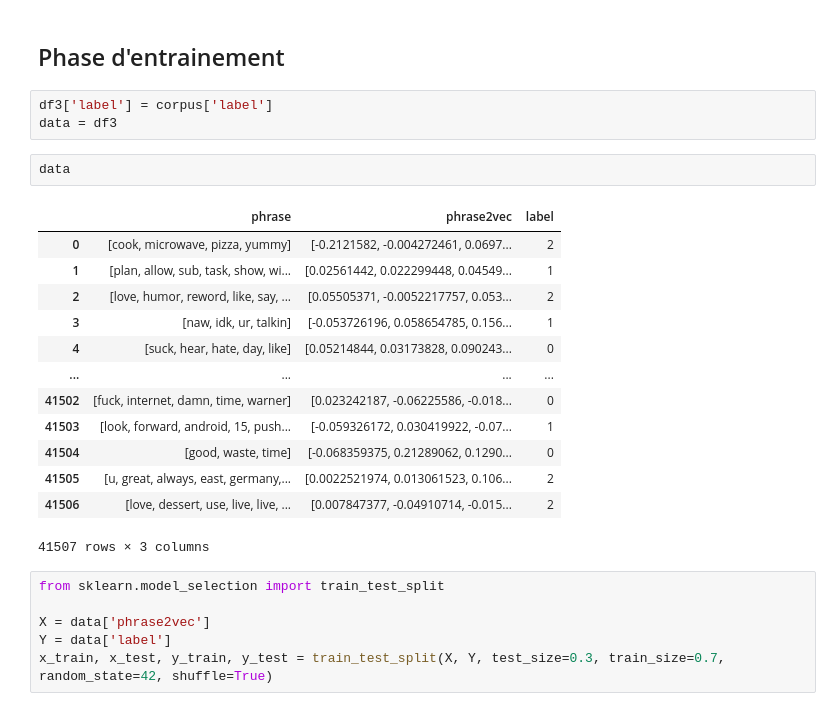
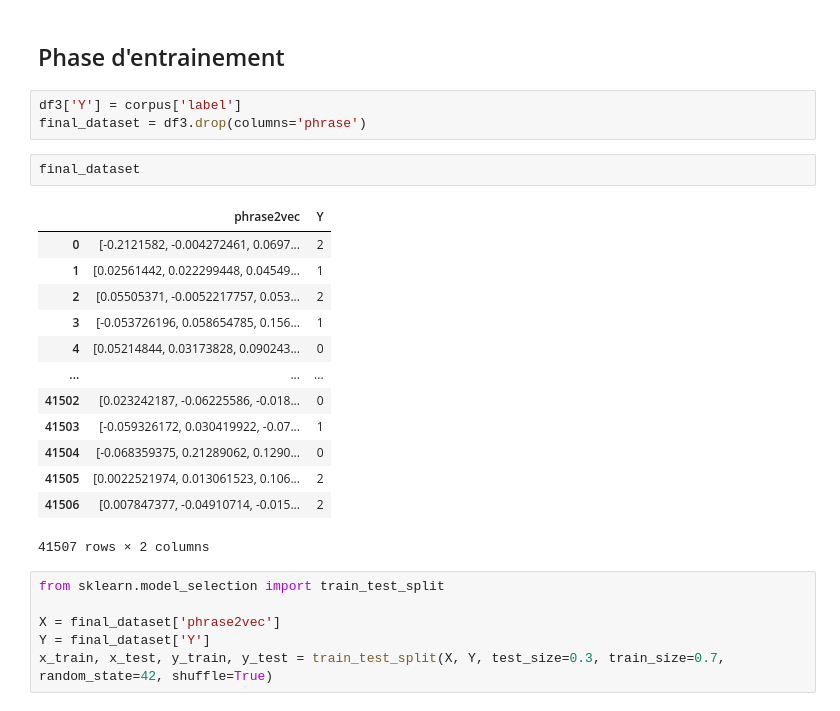
Before and after one commit to mohourzik/sentiment_analysis-project, a Jupyter notebook: notebook.ipynb, the cells around one changed output. Drawn from its saved outputs; the diff is of its cells as text.

```diff
--- a/notebook.ipynb
+++ b/notebook.ipynb
@@ -275,27 +286,27 @@ for tags in corpus['pos']:
 # %% [markdown]
 ## Phase d'entrainement
 # %%
-df3['label'] = corpus['label']
-data = df3
+df3['Y'] = corpus['label']
+final_dataset = df3.drop(columns='phrase')
-# %%
-data
-# %% [output]
-|  | phrase | phrase2vec | label |
-| 0 | [cook, microwave, pizza, yummy] | [-0.2121582, -0.004272461, 0.0697... | 2 |
-| 1 | [plan, allow, sub, task, show, wi... | [0.02561442, 0.022299448, 0.04549... | 1 |
-| 2 | [love, humor, reword, like, say, ... | [0.05505371, -0.0052217757, 0.053... | 2 |
-| 3 | [naw, idk, ur, talkin] | [-0.053726196, 0.058654785, 0.156... | 1 |
-| 4 | [suck, hear, hate, day, like] | [0.05214844, 0.03173828, 0.090243... | 0 |
-| ... | ... | ... | ... |
-| 41502 | [fuck, internet, damn, time, warner] | [0.023242187, -0.06225586, -0.018... | 0 |
-| 41503 | [look, forward, android, 15, push... | [-0.059326172, 0.030419922, -0.07... | 1 |
-| 41504 | [good, waste, time] | [-0.068359375, 0.21289062, 0.1290... | 0 |
-| 41505 | [u, great, always, east, germany,... | [0.0022521974, 0.013061523, 0.106... | 2 |
-| 41506 | [love, dessert, use, live, live, ... | [0.007847377, -0.04910714, -0.015... | 2 |
-41507 rows × 3 columns
+# %%
+final_dataset
+# %% [output]
+|  | phrase2vec | Y |
+| 0 | [-0.2121582, -0.004272461, 0.0697... | 2 |
+| 1 | [0.02561442, 0.022299448, 0.04549... | 1 |
+| 2 | [0.05505371, -0.0052217757, 0.053... | 2 |
+| 3 | [-0.053726196, 0.058654785, 0.156... | 1 |
+| 4 | [0.05214844, 0.03173828, 0.090243... | 0 |
+| ... | ... | ... |
+| 41502 | [0.023242187, -0.06225586, -0.018... | 0 |
+| 41503 | [-0.059326172, 0.030419922, -0.07... | 1 |
+| 41504 | [-0.068359375, 0.21289062, 0.1290... | 0 |
+| 41505 | [0.0022521974, 0.013061523, 0.106... | 2 |
+| 41506 | [0.007847377, -0.04910714, -0.015... | 2 |
+41507 rows × 2 columns
 # %%
 from sklearn.model_selection import train_test_split
 
-X = data['phrase2vec']
-Y = data['label']
+X = final_dataset['phrase2vec']
+Y = final_dataset['Y']
 x_train, x_test, y_train, y_test = train_test_split(X, Y, test_size=0.3, train_size=0.7, random_state=42, shuffle=True)
```
Also changed, not shown: parts of 5 cells of this notebook.
